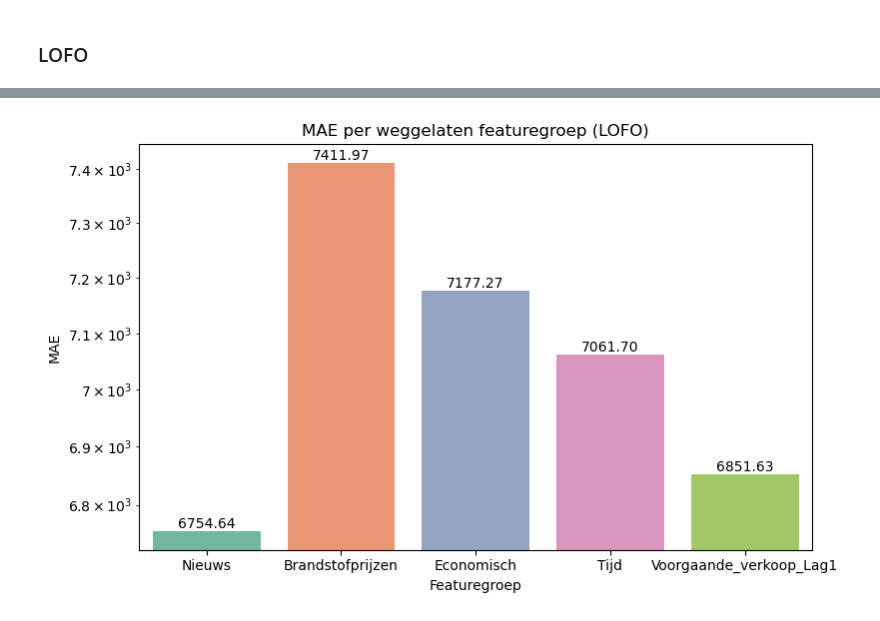
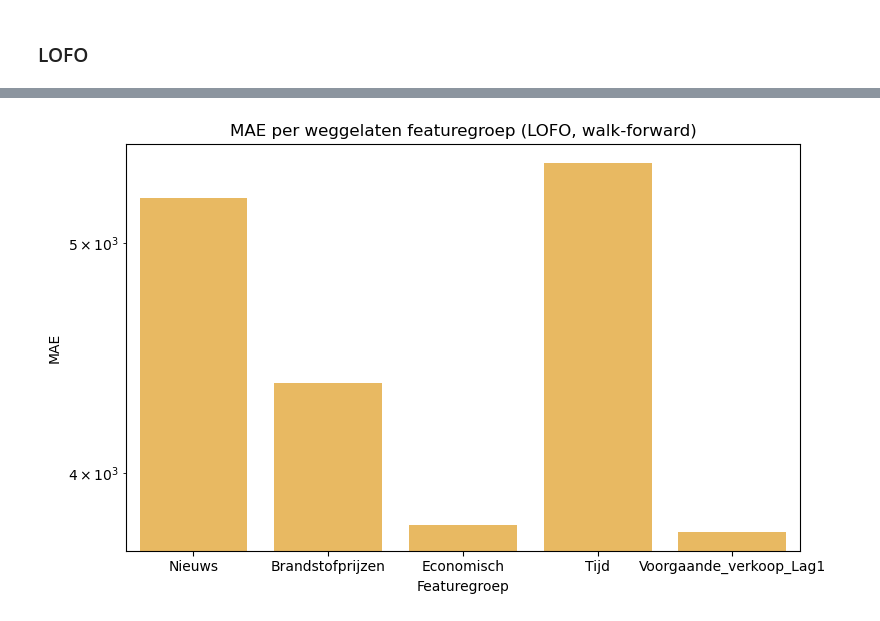
Before and after one commit to DylanHaaz/Tryhard, a Jupyter notebook: V3/XGBOOST_with_lag.ipynb, the cells around one changed output, grey strips where cells are left out. Drawn from its saved outputs; the diff is of its cells as text; code cells hidden in the pictures.

Commit message:
FEETFORWARD lofo TOEGEPAST

```diff
--- a/V3/XGBOOST_with_lag.ipynb
+++ b/V3/XGBOOST_with_lag.ipynb
@@ -267,86 +268,60 @@ Maand 2024-01-01: Voorspeld (valX)=24741.20, Werkelijk=24325.00, MAE=416.20
 # %% [markdown]
 ### LOFO
 # %%
-# Combineer de datasets om df_joined te maken
-df_joined = pd.concat([df_train, df_val], ignore_index=True)
-
-# Groepeer je features in betekenisvolle groepen voor LOFO
-feature_groups = {
-    'Nieuws': [col for col in df_joined.columns if 'sentiment' in col.lower()],
-    'Brandstofprijzen': [col for col in df_joined.columns if 'benzine' in col.lower() or 'diesel' in col.lower()],
-    'Economisch': ['Consumentenvertrouwen', 'Economisch klimaat', 'Koopbereidheid'],
-    'Tijd':['time_index'],
-    'Voorgaande_verkoop_Lag1': ['Totaal_verkochte_wegvoertuigen_lag1'],
-}
-
 from xgboost import XGBRegressor
 from sklearn.metrics import mean_absolute_error
 import numpy as np
 
-results = []
+results_walk = []
 
 for group_name, excluded_cols in feature_groups.items():
-    print(f"\nLOFO - Zonder: {group_name}")
+    print(f"\nLOFO Walk-forward - Zonder: {group_name}")
 
     # Verwijder kolommen uit train en val
-    # Ensure the same columns are used for both train and validation datasets
-
-    #common_columns = df_train.drop(columns=excluded_cols + ['Periode']).columns
     common_columns = df_train.drop(columns=excluded_cols + ['Periode', 'Totaal_verkochte_wegvoertuigen']).columns
     train_lofo = df_train[common_columns]
     val_lofo = df_val[common_columns]
-    print(train_lofo.columns)
 
     included_cols = train_lofo.columns.tolist()
     print(f"Gebruikte features ({len(included_cols)}): {included_cols}")
 
-    # Zet om naar numpy arrays
-    trainX, trainy = train_lofo.values, df_train['Totaal_verkochte_wegvoertuigen'].values
-    valX, valy     = val_lofo.values, df_val['Totaal_verkochte_wegvoertuigen'].values
+    # Walk-forward validatie
+    train_wf = df_train.copy()
+    preds_wf = []
+    valy_wf = []
+    for i in range(len(df_val)):
+        model_wf = XGBRegressor(objective='reg:squarederror', n_estimators=100)
+        model_wf.fit(train_wf[common_columns].values, train_wf['Totaal_verkochte_wegvoertuigen'].values)
+        x_val = val_lofo.iloc[i].values.reshape(1, -1)
+        pred = model_wf.predict(x_val)[0]
+        preds_wf.append(pred)
+        valy_wf.append(df_val['Totaal_verkochte_wegvoertuigen'].iloc[i])
+        new_row = df_val.iloc[[i]].copy()
+        train_wf = pd.concat([train_wf, new_row], ignore_index=True)
 
-    # Train en voorspel
-    model = XGBRegressor(objective='reg:squarederror', n_estimators=100)
-    model.fit(trainX, trainy)
-    predictions = model.predict(valX)
+    mae_wf = mean_absolute_error(valy_wf, preds_wf)
+    fouten_wf = np.abs(np.array(valy_wf) - np.array(preds_wf))
+    foutmarges_wf = (fouten_wf / np.array(valy_wf)) * 100
+    avg_foutmarge_wf = foutmarges_wf.mean()
 
-    # Evaluatie
-    mae = mean_absolute_error(valy, predictions)
-    fouten = np.abs(valy - predictions)
-    foutmarges = (fouten / valy) * 100
-    avg_foutmarge = foutmarges.mean()
-
-    print(f"MAE: {mae:.2f}, Gemiddelde foutmarge: {avg_foutmarge:.2f}%")
-
-    results.append({
+    results_walk.append({
         'weggelaten_featuregroep': group_name,
         'aantal_features_gebruikt': len(included_cols),
-        'mae': mae,
-        'gem_foutmarge_%': avg_foutmarge
+        'mae': mae_wf,
+        'gem_foutmarge_%': avg_foutmarge_wf
     })
 
-# Optioneel: omzetting naar DataFrame
-df_results = pd.DataFrame(results).sort_values(by='mae')
+df_results_walk = pd.DataFrame(results_walk)
+display(df_results_walk.sort_values(by='mae').rename(columns={'mae': 'MAE (walk-forward)'}))
 
-
-
-# DataFrame van resultaten
-df_results = pd.DataFrame(results)
-display(df_results.sort_values(by='mae'))
-
-# Voeg 'Nieuws' toe aan de barplot
 plt.figure(figsize=(8, 5))
-barplot = sns.barplot(data=df_results, x='weggelaten_featuregroep', y='mae', hue='weggelaten_featuregroep', dodge=False, palette='Set2', legend=False)
-plt.title("MAE per weggelaten featuregroep (LOFO)")
+sns.barplot(data=df_results_walk, x='weggelaten_featuregroep', y='mae', color='orange', alpha=0.7)
+plt.title("MAE per weggelaten featuregroep (LOFO, walk-forward)")
 plt.ylabel("MAE")
 plt.xlabel("Featuregroep")
 plt.tight_layout()
 plt.yscale("log")
+plt.show()
 
-# Add MAE values on top of the bars
-for p in barplot.patches:
-    barplot.annotate(f'{p.get_height():.2f}',
-                     (p.get_x() + p.get_width() / 2., p.get_height()),
-                     ha='center', va='bottom', fontsize=10)
-
-plt.show()
+print(f"MAE met alle features (walk-forward): {overall_mae:.2f}")
 # %% [output]
@@ -376 +348 @@ MAE: 6851.63, Gemiddelde foutmarge: 28.22%
-[figure, old version]
+[figure, new version]
```
Also changed, not shown: parts of 4 cells of this notebook.
